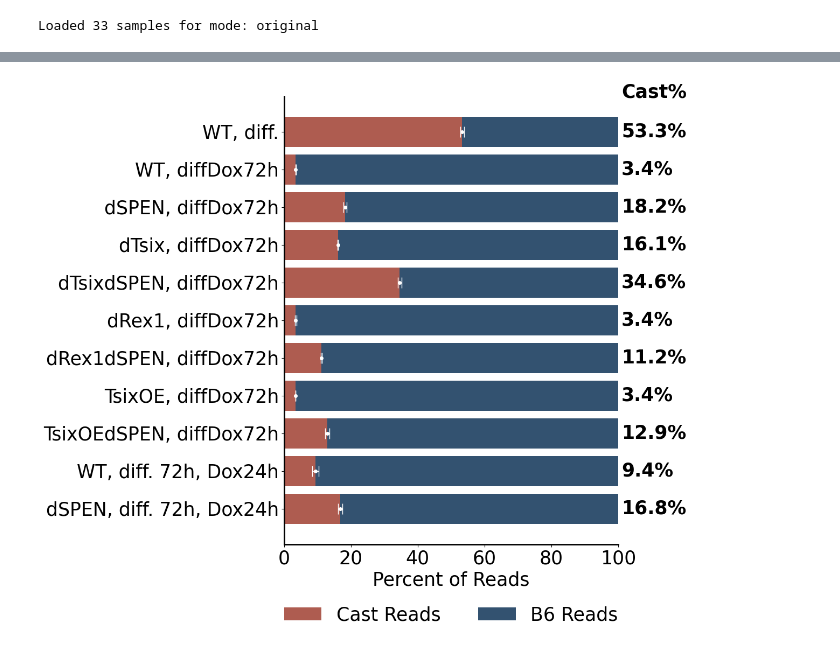
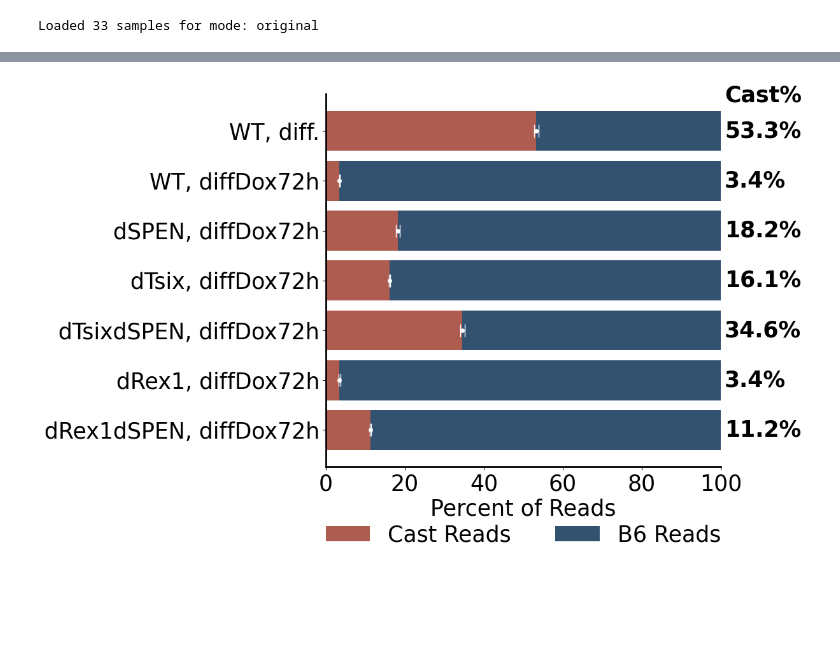
Before and after one commit to Guoming-Gao/GG-general-GuttmanLab, a Jupyter notebook: analysis_pipelines/Dox_enabled_amplicon_shortreadseq/visualization.ipynb, the cells around one changed output, grey strips where cells are left out. Drawn from its saved outputs; the diff is of its cells as text; code cells hidden in the pictures; blank space fills up the shorter version.

```diff
--- a/analysis_pipelines/Dox_enabled_amplicon_shortreadseq/visualization.ipynb
+++ b/analysis_pipelines/Dox_enabled_amplicon_shortreadseq/visualization.ipynb
@@ -80,26 +80,12 @@ Name: sample, dtype: int64
 def plot_allele_summary_refined(
     df,
     output_dir,
+    sample_order,
     fontsize=25,
     filename="allele_spec_plot.png",
 ):
     if df.empty:
         return
-
-    # Define selection and order
-    sample_order = [
-        "WT, diff.",
-        "WT, diffDox72h",
-        "dSPEN, diffDox72h",
-        "dTsix, diffDox72h",
-        "dTsixdSPEN, diffDox72h",
-        "dRex1, diffDox72h",
-        "dRex1dSPEN, diffDox72h",
-        "TsixOE, diffDox72h",
-        "TsixOEdSPEN, diffDox72h",
-        "WT, diff. 72h, Dox24h",
-        "dSPEN, diff. 72h, Dox24h",
-    ]
 
     # Aggregate across replicates
     agg_df = (
@@ -173,7 +159,7 @@ def plot_allele_summary_refined(
     # "Cast%" header
     ax.text(
         101,
-        len(agg_df) - 0.2,
+        len(agg_df) - 0.5,
         "Cast%",
         va="bottom",
         fontweight="bold",
@@ -185,35 +171,58 @@ def plot_allele_summary_refined(
 
     # Spines
     for spine in ax.spines.values():
         spine.set_linewidth(2)
     ax.spines["top"].set_visible(False)
     ax.spines["right"].set_visible(False)
 
     ax.set_xlim(0, 100)
 
     ax.legend(
         loc="upper center",
         bbox_to_anchor=(0.5, -0.1),
         ncol=2,
         frameon=False,
         fontsize=fontsize,
     )
 
     # plt.tight_layout()
     save_path = os.path.join(output_dir, filename)
     plt.savefig(save_path, dpi=300, bbox_inches="tight")
     plt.show()
 
 
+# Define selection and order
+sample_order = [
+    "WT, diff.",
+    "WT, diffDox72h",
+    "dSPEN, diffDox72h",
+    "dTsix, diffDox72h",
+    "dTsixdSPEN, diffDox72h",
+    "dRex1, diffDox72h",
+    "dRex1dSPEN, diffDox72h",
+    # "TsixOE, diffDox72h",
+    # "TsixOEdSPEN, diffDox72h",
+    # "WT, diff. 72h, Dox24h",
+    # "dSPEN, diff. 72h, Dox24h",
+]
+
 plot_allele_summary_refined(
     df_summary,
     PLOT_DIR,
+    sample_order=sample_order,
     fontsize=FONTSIZE,
-    filename="original_allele_barplot.png",
+    # filename="original_allele_barplot.png",
     # filename="masked_allele_barplot.png",
+    # filename="original_allele_barplot-all.png",
+    # filename="original_allele_barplot-1-establish_method.png",
+    # filename="original_allele_barplot-2-dSPEN.png",
+    # filename="original_allele_barplot-3-conversion.png",
+    # filename="original_allele_barplot-4-dTsixSeries.png",
+    # filename="original_allele_barplot-5-TestIfdTsixEqualsTsixOE.png",
+    filename="original_allele_barplot-6-TestIfRex1TsixBP.png",
 )
 # %% [output]
-[figure, old version]
+[figure, new version]
 # %%
 def plot_snp_heatmaps(quant_dir, output_dir, fontsize=21):
     quant_files = glob.glob(os.path.join(quant_dir, "*_masked_quant.csv"))
```
Also changed, not shown: 6 other files.
